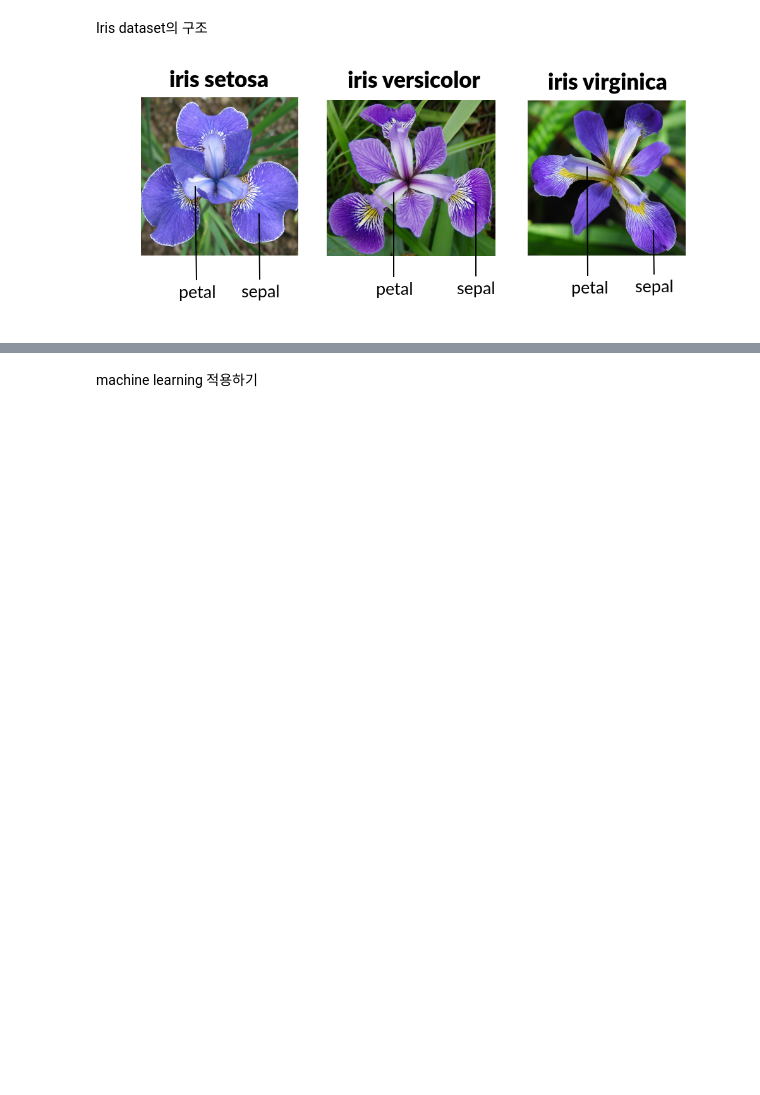
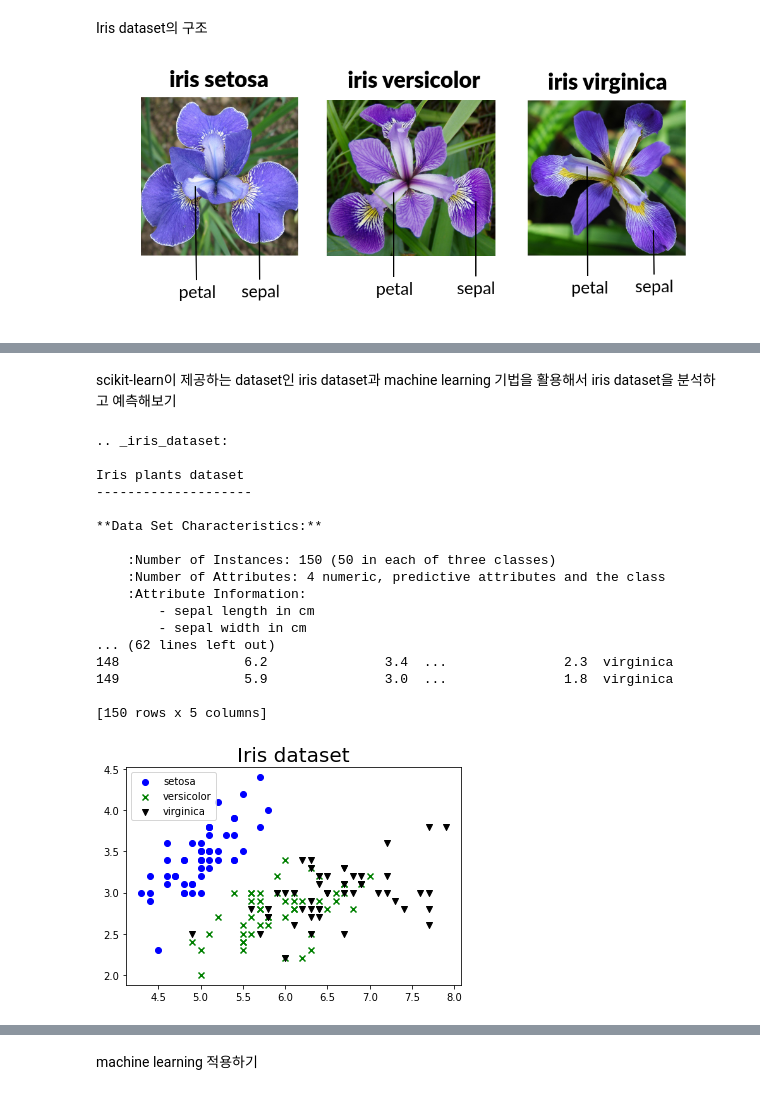
Before and after one commit to EG-Kim/pytorch_example_01, a Jupyter notebook: 0_1_Machine_Learning_with_Iris_Dataset.ipynb, the cells around one changed output, grey strips where cells are left out. Cells and saved outputs as stored; diff of their text form; code cells hidden in the pictures; blank space fills up the shorter version.

```diff
--- a/0_1_Machine_Learning_with_Iris_Dataset.ipynb
+++ b/0_1_Machine_Learning_with_Iris_Dataset.ipynb
@@ -34,0 +10,58 @@ Iris plants dataset
+# %% [markdown]
+scikit-learn이 제공하는 dataset인 iris dataset과 machine learning 기법을 활용해서 iris dataset을 분석하고 예측해보기
+# %%
+from sklearn import datasets
+import matplotlib.pyplot as plt
+import pandas as pd
+
+iris = datasets.load_iris() # iris dataset을 읽고
+print(iris.DESCR) # dataset 내용을 출력
+print(iris.feature_names)
+
+df = pd.DataFrame(data=iris.data, columns=iris.feature_names)
+df['species'] = iris.target
+df['species'] = df['species'].map({0:"setosa", 1:"versicolor", 2:"virginica"})
+print(df)
+
+# class별로 데이터를 분할하기.
+setosa = df[df['species'] =='setosa']
+versicolor = df[df['species'] =='versicolor']
+virginica = df[df['species'] =='virginica']
+
+
+# class 별로 마킹을 다르게 하기.
+setosa_sc = plt.scatter(setosa['sepal length (cm)'],setosa['sepal width (cm)'], marker='o', color='b')
+versicolor_sc = plt.scatter(versicolor['sepal length (cm)'],versicolor['sepal width (cm)'], marker='x', color='g')
+virginica_sc = plt.scatter(virginica['sepal length (cm)'],virginica['sepal width (cm)'], marker='v', color='k')
+
+
+# 2차원으로 iris dataset 그래프 그리기
+plt.legend((setosa_sc,versicolor_sc,virginica_sc), ('setosa','versicolor','virginica'),loc='upper left')
+plt.title("Iris dataset", fontsize= 20)
+plt.show()
+
+# 3차원으로 iris dataset 그래프 그리기
+import plotly.express as px
+
+fig = px.scatter_3d(df, x="petal length (cm)", y="petal width (cm)", z="sepal length (cm)", size="sepal width (cm)",
+              color="species", color_discrete_map = {"Joly": "blue", "Bergeron": "violet", "Coderre":"pink"})
+fig.show()
+# %% [output]
+.. _iris_dataset:
+
+Iris plants dataset
+--------------------
+
+**Data Set Characteristics:**
+
+    :Number of Instances: 150 (50 in each of three classes)
+    :Number of Attributes: 4 numeric, predictive attributes and the class
+    :Attribute Information:
+        - sepal length in cm
+        - sepal width in cm
+... (62 lines left out)
+148                6.2               3.4  ...               2.3  virginica
+149                5.9               3.0  ...               1.8  virginica
+
+[150 rows x 5 columns]
+[figure, added]
```
Also changed, not shown: parts of 8 cells of this notebook.
